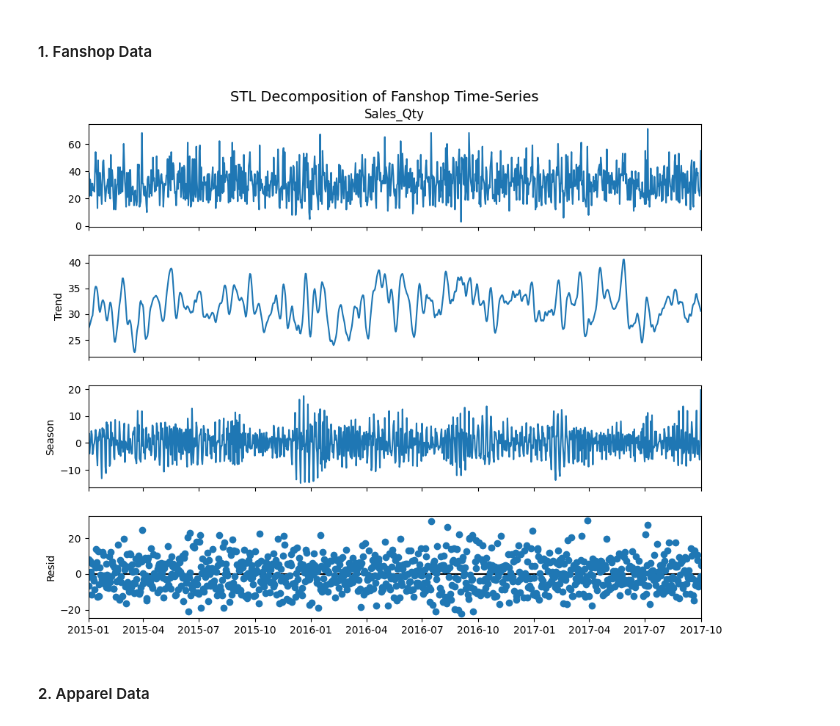
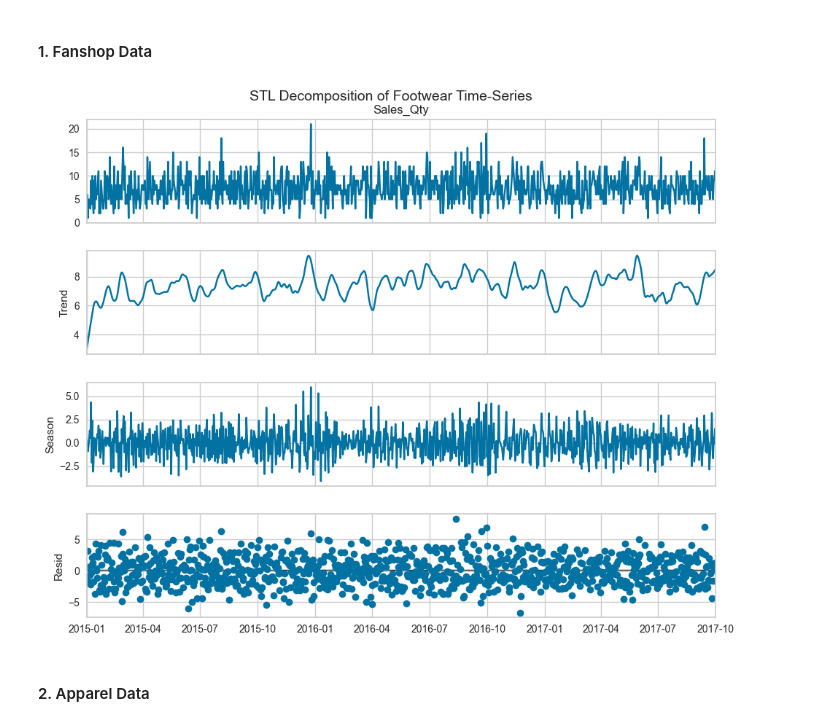
Before and after one commit to LukasNiederhaeuser/Supply_Chain_Clustering_Forecasting, a Jupyter notebook: 02_EDA_Forecasting.ipynb, the cells around one changed output. Saved outputs shown, nothing was run; the diff lists cells and outputs as text; code cells hidden in the pictures.

Commit message:
Adjust data and data_preparation_forecasting module

```diff
--- a/02_EDA_Forecasting.ipynb
+++ b/02_EDA_Forecasting.ipynb
@@ -30,9 +30,9 @@ In below code of the notebook, the obtained time series for the three categories
 df_list = data_preparation_forecasting.main()
 # %%
 # Store the dataframes accordingly
-df_fanshop = df_list[0]
-df_apparel = df_list[1]
-df_golf = df_list[2]
+df_footwear = df_list[0]
+df_games = df_list[1]
+df_sports = df_list[2]
 # %%
 # Define the figure size and subplots
 fig, (ax1, ax2, ax3) = plt.subplots(3, 1, figsize=(12, 10), sharex=True)
@@ -70,16 +70,16 @@ plt.show()
 # %% [markdown]
 #### 1. Fanshop Data
 # %%
-# Decomposition of the fanshop data
-stl_decomposition_fanshop = STL(df_fanshop['Sales_Qty']).fit()
-fig = stl_decomposition_fanshop.plot()
+# Decomposition of the footwear data
+stl_decomposition_footwear = STL(df_footwear['Sales_Qty'], period = 12).fit()
+fig = stl_decomposition_footwear.plot()
 
 # Defining the plot specification
 fig.set_size_inches(10, 8)
-fig.suptitle("STL Decomposition of Fanshop Time-Series", fontsize=14)
+fig.suptitle("STL Decomposition of Footwear Time-Series", fontsize=14)
 plt.show()
 # %% [output]
-[figure, old version]
+[figure, new version]
 # %% [markdown]
 #### 2. Apparel Data
 # %%
```
Also changed, not shown: parts of 16 cells of this notebook, 7 other files.
